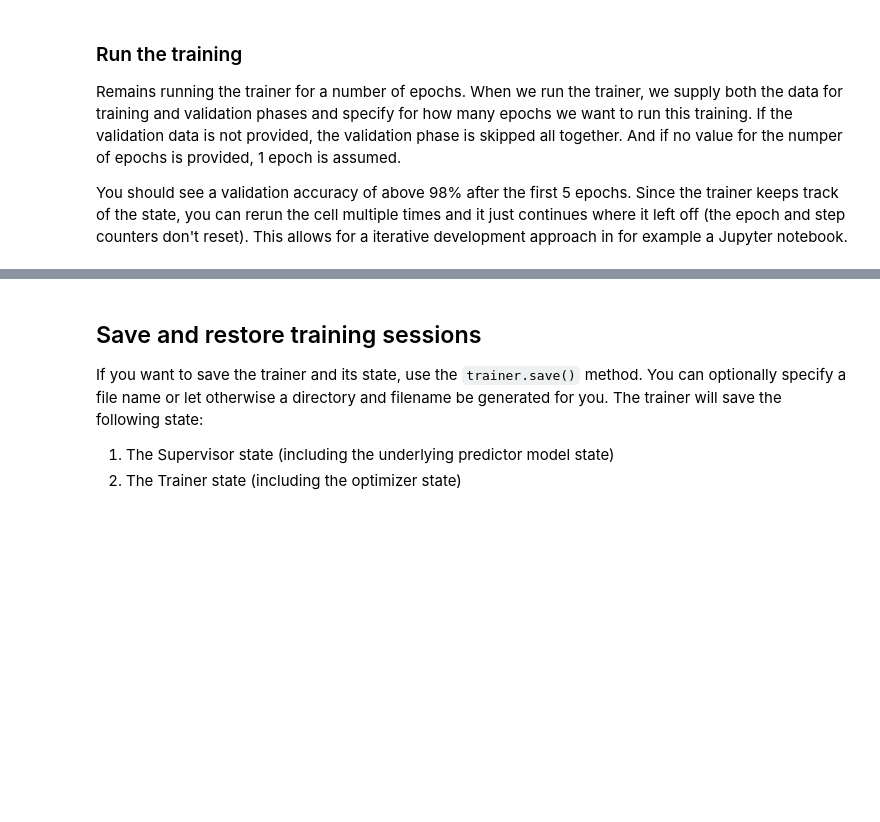
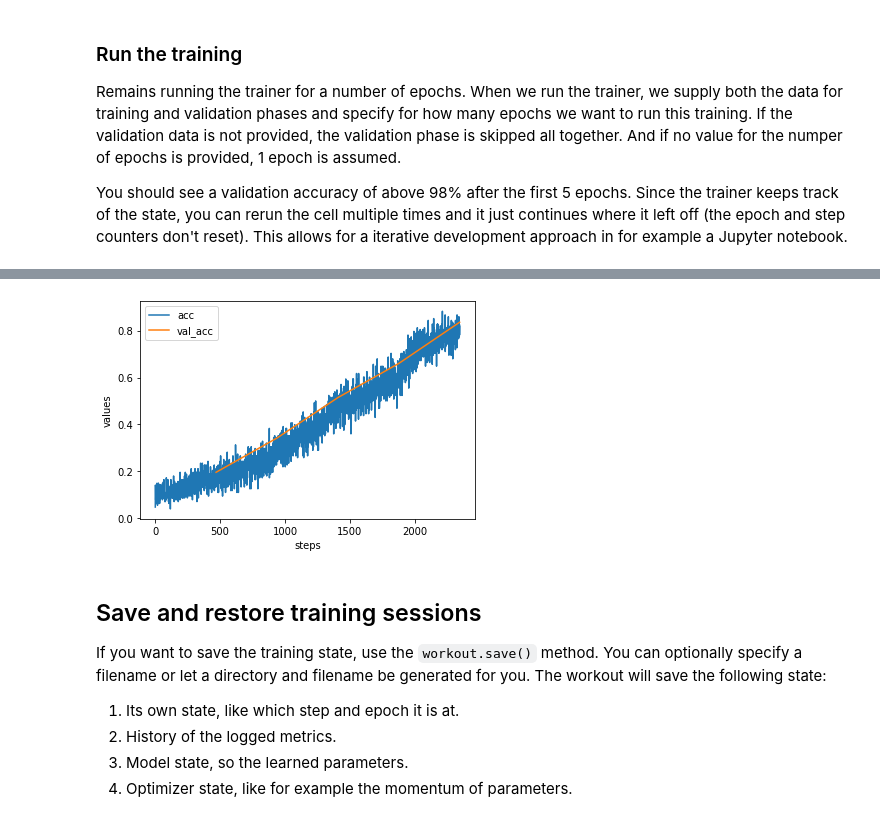
Before and after one commit to neurallayer/fos, a Jupyter notebook: examples/mnist_fos.ipynb, the cells around one changed output, grey strips where cells are left out. Cells and saved outputs as stored; diff of their text form; code cells hidden in the pictures; blank space fills up the shorter version.

Commit message:
updated example

```diff
--- a/examples/mnist_fos.ipynb
+++ b/examples/mnist_fos.ipynb
@@ -120,9 +118,15 @@ plot_metrics(plt, workout, ["loss", "val_loss"])
+# %%
+plot_metrics(plt, workout, ["acc", "val_acc"])
+# %% [output]
+[figure, added]
 # %% [markdown]
 ## Save and restore training sessions
 
-If you want to save the trainer and its state, use the `trainer.save()` method. You can optionally specify a file name or let otherwise a directory and filename be generated for you. The trainer will save the following state:
+If you want to save the training state, use the `workout.save()` method. You can optionally specify a filename or let a directory and filename be generated for you. The workout will save the following state:
 
-1. The Supervisor state (including the underlying predictor model state)
-2. The Trainer state (including the optimizer state)
+1. Its own state, like which step and epoch it is at.
+2. History of the logged metrics.
+3. Model state, so the learned parameters.
+4. Optimizer state, like for example the momentum of parameters.
 # %%
 workout.save("my_best_model.pty")
```
Also changed, not shown: parts of 5 cells of this notebook, 1 other file.
